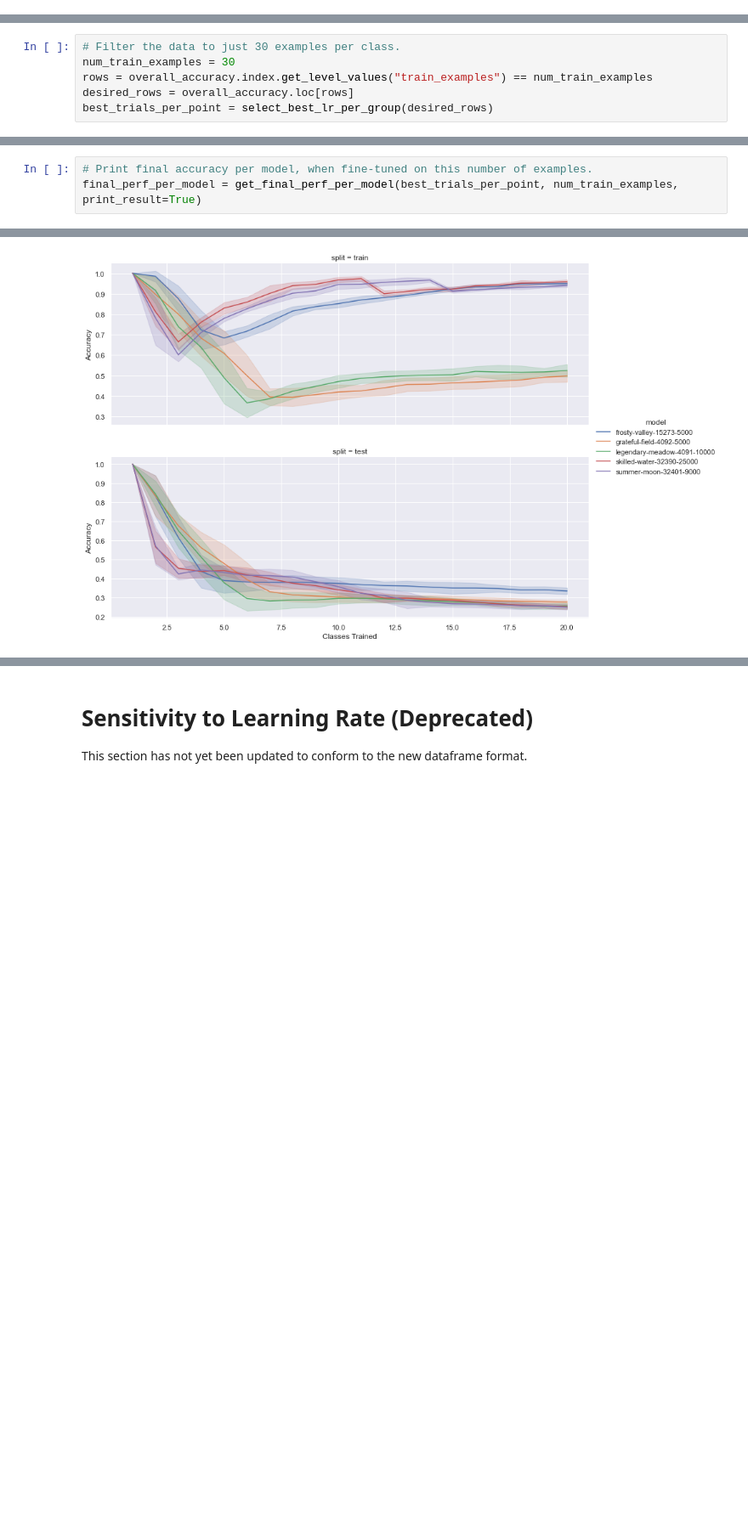
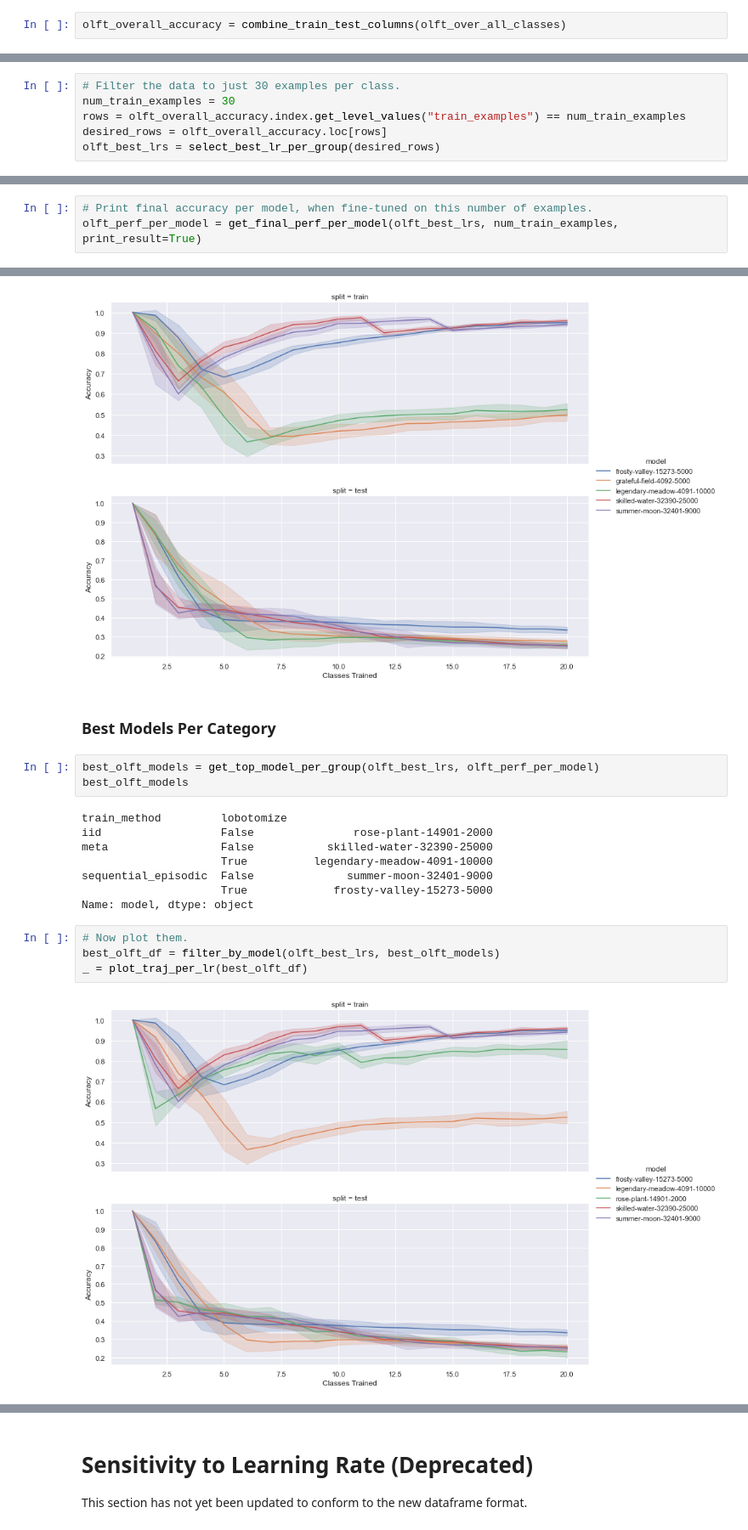
Before and after one commit to uvm-neurobotics-lab/higherANML, a Jupyter notebook: notebooks/result-gathering.ipynb, the cells around one changed output, grey strips where cells are left out. Shown at 85% size. Drawn from its saved outputs; the diff is of its cells as text; blank space fills up the shorter version.

```diff
--- a/notebooks/result-gathering.ipynb
+++ b/notebooks/result-gathering.ipynb
@@ -524,10 +562,12 @@ overall_accuracy = combine_train_test_columns(over_all_classes)
+# %%
+olft_overall_accuracy = combine_train_test_columns(olft_over_all_classes)
 # %% [markdown]
 Now, plot a graph with the best learning rate per data point.
 # %%
 # Filter the data to just 30 examples per class.
 num_train_examples = 30
-rows = overall_accuracy.index.get_level_values("train_examples") == num_train_examples
-desired_rows = overall_accuracy.loc[rows]
-best_trials_per_point = select_best_lr_per_group(desired_rows)
+rows = olft_overall_accuracy.index.get_level_values("train_examples") == num_train_examples
+desired_rows = olft_overall_accuracy.loc[rows]
+olft_best_lrs = select_best_lr_per_group(desired_rows)
 # %%
 # Plot results
@@ -537,6 +579,6 @@ fg = plot_traj_per_lr(best_trials_per_point, palette="tab20")
 # %%
 # Print final accuracy per model, when fine-tuned on this number of examples.
-final_perf_per_model = get_final_perf_per_model(best_trials_per_point, num_train_examples, print_result=True)
+olft_perf_per_model = get_final_perf_per_model(olft_best_lrs, num_train_examples, print_result=True)
 # %% [output]
 Final accuracy on 20 classes:
         absurd-wave-14899-2000 |  5.5% (std: 0.5%)
@@ -566,3 +608,22 @@ top_model_df = filter_by_model(best_trials_per_point, top_models)
 fg = plot_traj_per_lr(top_model_df)
 # %% [output]
 [figure]
+# %% [markdown]
+### Best Models Per Category
+# %%
+best_olft_models = get_top_model_per_group(olft_best_lrs, olft_perf_per_model)
+best_olft_models
+# %% [output]
+train_method         lobotomize
+iid                  False               rose-plant-14901-2000
+meta                 False           skilled-water-32390-25000
+                     True          legendary-meadow-4091-10000
+sequential_episodic  False              summer-moon-32401-9000
+                     True             frosty-valley-15273-5000
+Name: model, dtype: object
+# %%
+# Now plot them.
+best_olft_df = filter_by_model(olft_best_lrs, best_olft_models)
+_ = plot_traj_per_lr(best_olft_df)
+# %% [output]
+[figure, added]
```
Also changed, not shown: parts of 17 cells of this notebook.
